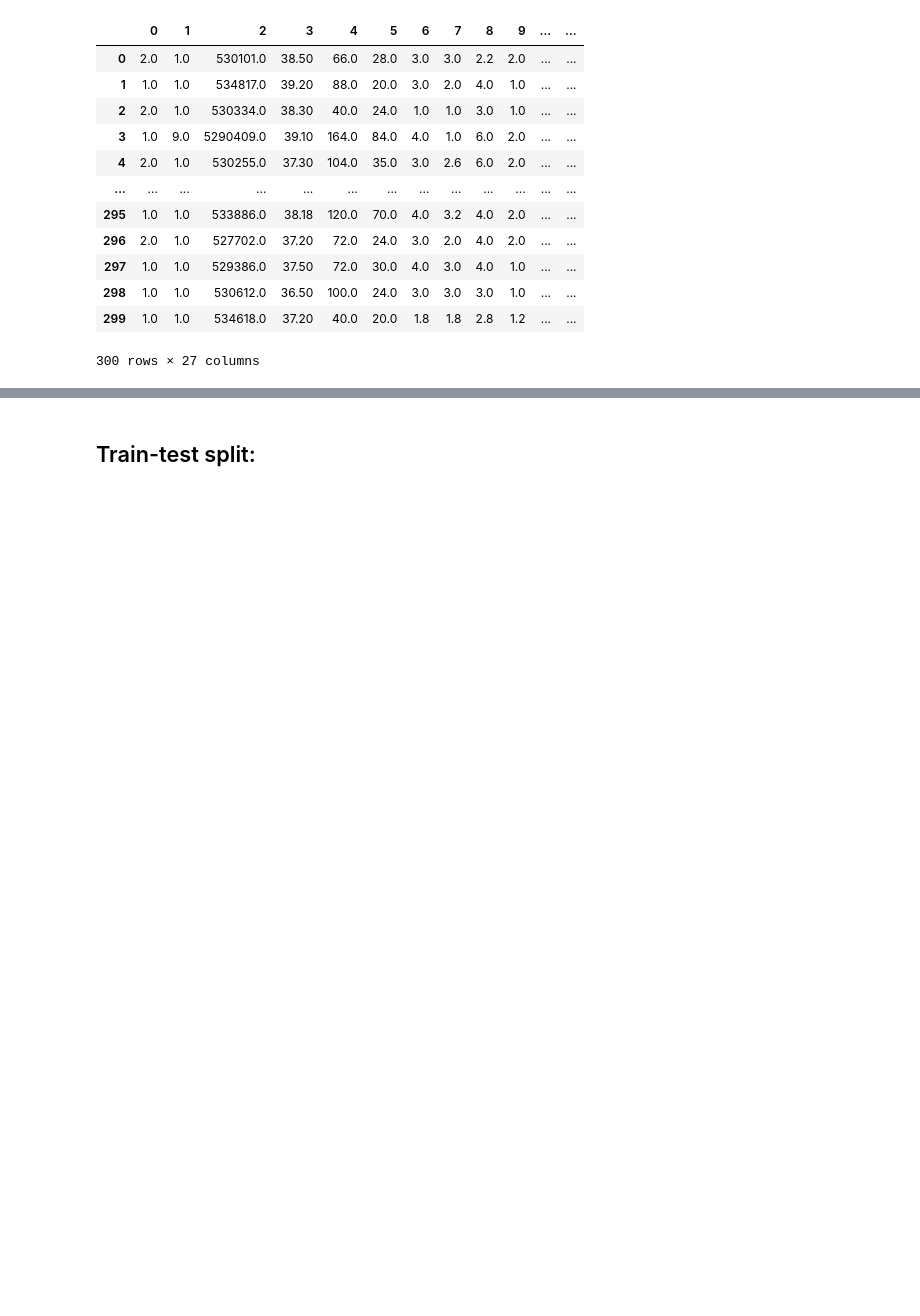
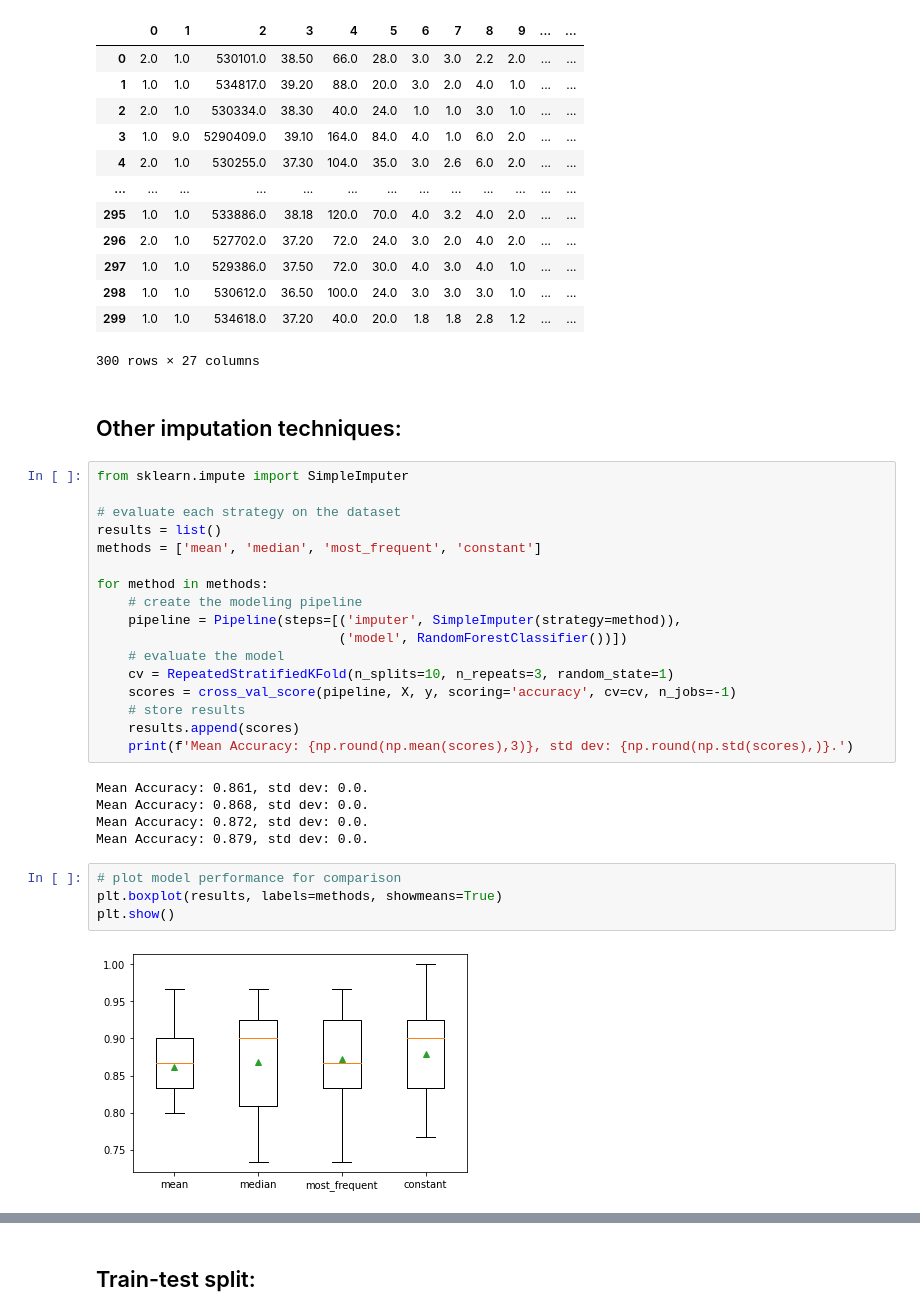
Before and after one commit to piotr-druzdzel/Horse-Colic-KNN-Imputation, a Jupyter notebook: KNN-Imputation.ipynb, the cells around one changed output, grey strips where cells are left out. Drawn from its saved outputs; the diff is of its cells as text; blank space fills up the shorter version.

Commit message:
other imputation methods added

```diff
--- a/KNN-Imputation.ipynb
+++ b/KNN-Imputation.ipynb
@@ -554,3 +537,33 @@ pd.DataFrame(Xtrans)
 | 298 | 1.0 | 1.0 | 530612.0 | 36.50 | 100.0 | 24.0 | 3.0 | 3.0 | 3.0 | 1.0 | ... | ... |
 | 299 | 1.0 | 1.0 | 534618.0 | 37.20 | 40.0 | 20.0 | 1.8 | 1.8 | 2.8 | 1.2 | ... | ... |
 300 rows × 27 columns
+# %% [markdown]
+## Other imputation techniques:
+# %%
+from sklearn.impute import SimpleImputer
+
+# evaluate each strategy on the dataset
+results = list()
+methods = ['mean', 'median', 'most_frequent', 'constant']
+
+for method in methods:
+    # create the modeling pipeline
+    pipeline = Pipeline(steps=[('imputer', SimpleImputer(strategy=method)),
+                               ('model', RandomForestClassifier())])
+    # evaluate the model
+    cv = RepeatedStratifiedKFold(n_splits=10, n_repeats=3, random_state=1)
+    scores = cross_val_score(pipeline, X, y, scoring='accuracy', cv=cv, n_jobs=-1)
+    # store results
+    results.append(scores)
+    print(f'Mean Accuracy: {np.round(np.mean(scores),3)}, std dev: {np.round(np.std(scores),)}.')
+# %% [output]
+Mean Accuracy: 0.861, std dev: 0.0.
+Mean Accuracy: 0.868, std dev: 0.0.
+Mean Accuracy: 0.872, std dev: 0.0.
+Mean Accuracy: 0.879, std dev: 0.0.
+# %%
+# plot model performance for comparison
+plt.boxplot(results, labels=methods, showmeans=True)
+plt.show()
+# %% [output]
+[figure, added]
```
Also changed, not shown: parts of 6 cells of this notebook.
